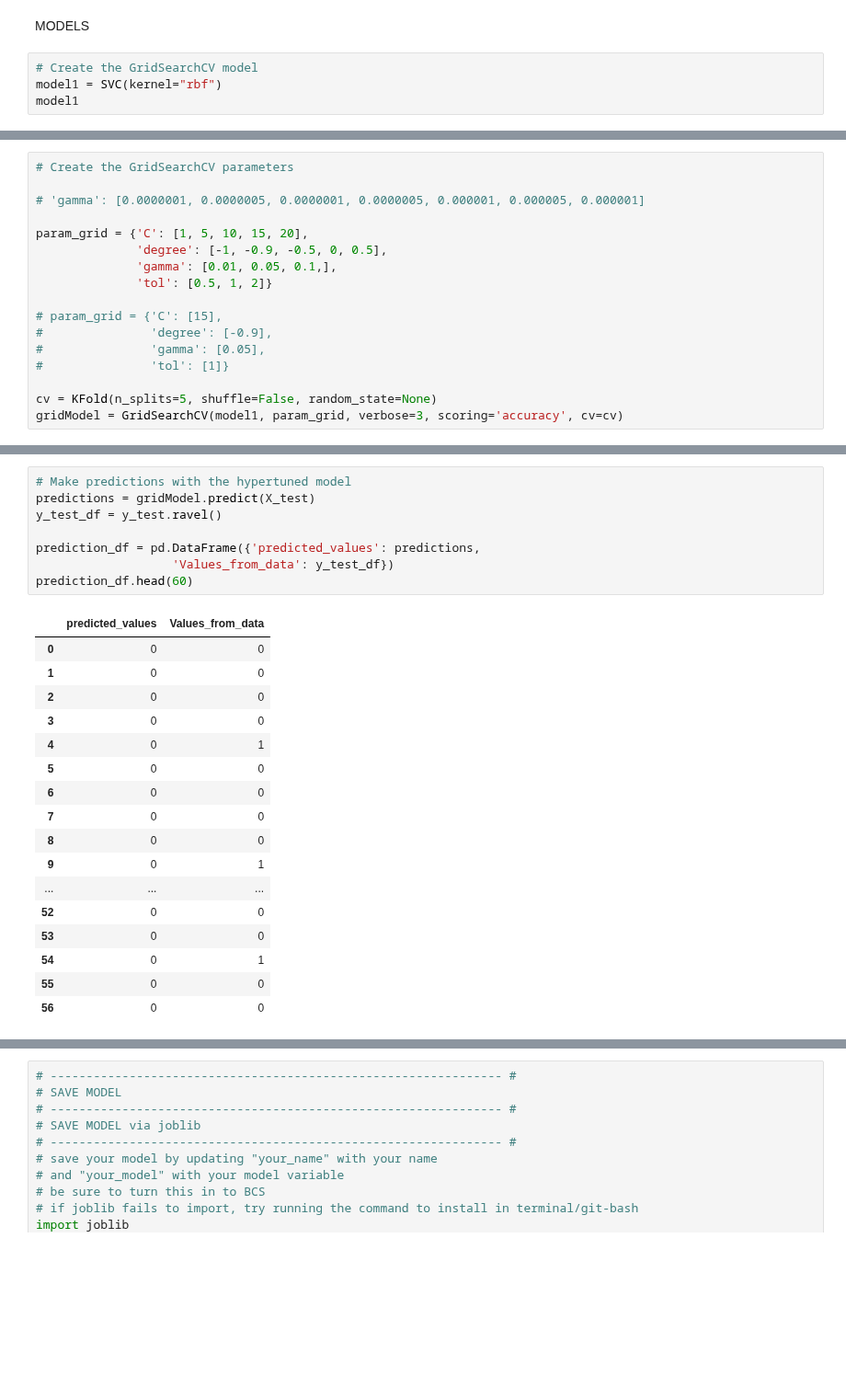
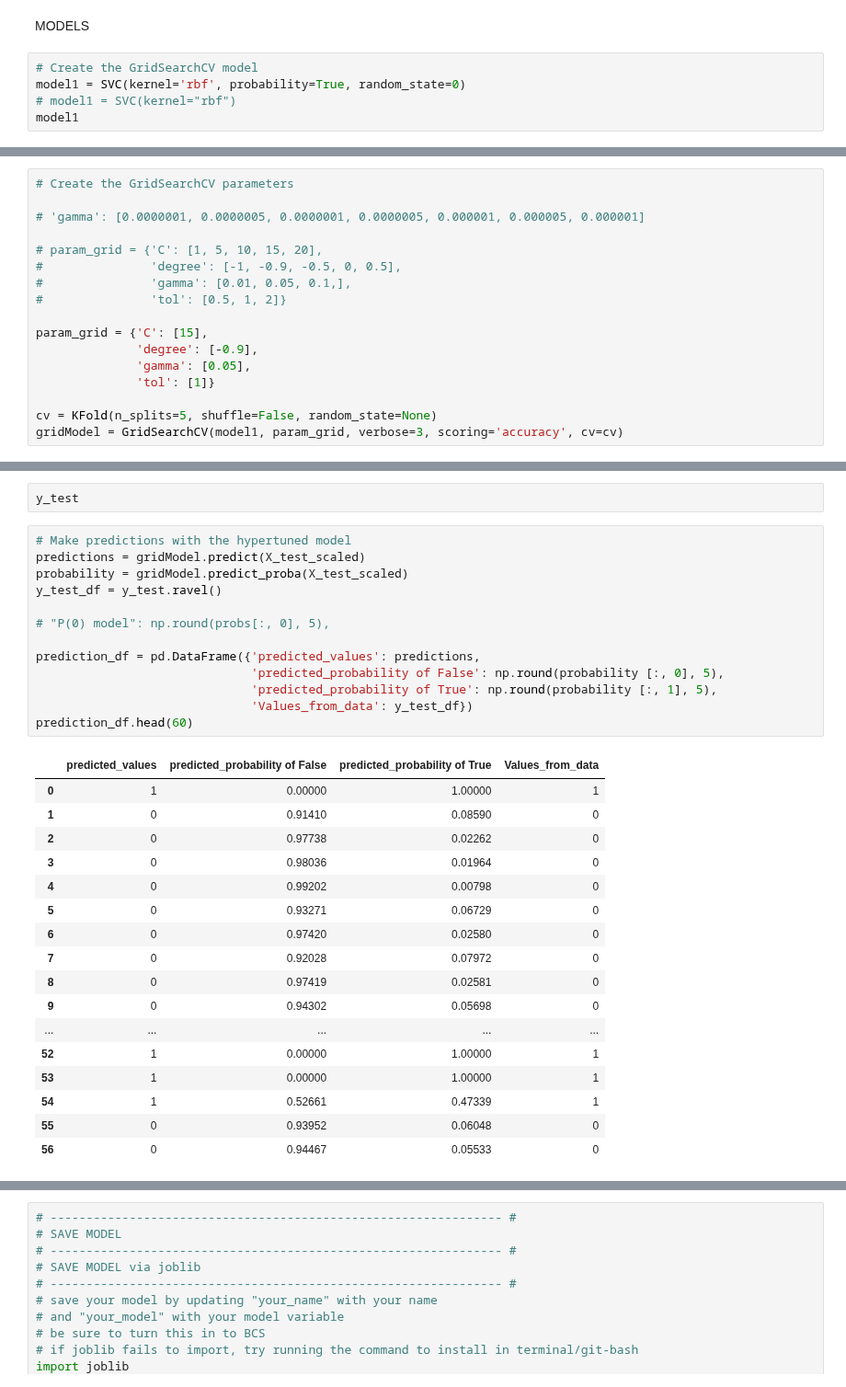
Before and after one commit to vc-adams/Idaho_Wildfires_Dashboard, a Jupyter notebook: Model4IdahoFires_v2.ipynb, the cells around one changed output, grey strips where cells are left out. Shown at 92% size. Drawn from its saved outputs; the diff is of its cells as text; blank space fills up the shorter version.

```diff
--- a/Model4IdahoFires_v2.ipynb
+++ b/Model4IdahoFires_v2.ipynb
@@ -269,7 +270,8 @@ print(y_test_categorical.shape)
 MODELS
 # %%
 # Create the GridSearchCV model
-model1 = SVC(kernel="rbf")
+model1 = SVC(kernel='rbf', probability=True, random_state=0)
+# model1 = SVC(kernel="rbf")
 model1
 # %% [output]
 SVC(C=1.0, break_ties=False, cache_size=200, class_weight=None, coef0=0.0,
@@ -281,15 +283,15 @@ SVC(C=1.0, break_ties=False, cache_size=200, class_weight=None, coef0=0.0,
 
 # 'gamma': [0.0000001, 0.0000005, 0.0000001, 0.0000005, 0.000001, 0.000005, 0.000001]
 
-param_grid = {'C': [1, 5, 10, 15, 20],
-              'degree': [-1, -0.9, -0.5, 0, 0.5],
-              'gamma': [0.01, 0.05, 0.1,],
-              'tol': [0.5, 1, 2]}
+# param_grid = {'C': [1, 5, 10, 15, 20],
+#               'degree': [-1, -0.9, -0.5, 0, 0.5],
+#               'gamma': [0.01, 0.05, 0.1,],
+#               'tol': [0.5, 1, 2]}
 
-# param_grid = {'C': [15],
-#               'degree': [-0.9],
-#               'gamma': [0.05],
-#               'tol': [1]}
+param_grid = {'C': [15],
+              'degree': [-0.9],
+              'gamma': [0.05],
+              'tol': [1]}
 
 cv = KFold(n_splits=5, shuffle=False, random_state=None)
 gridModel = GridSearchCV(model1, param_grid, verbose=3, scoring='accuracy', cv=cv)
@@ -519,26 +344,33 @@ Testing Data Score: 0.8596491228070176
+# %%
+y_test
 # %%
 # Make predictions with the hypertuned model
-predictions = gridModel.predict(X_test)
+predictions = gridModel.predict(X_test_scaled)
+probability = gridModel.predict_proba(X_test_scaled)
 y_test_df = y_test.ravel()
 
+# "P(0) model": np.round(probs[:, 0], 5),
+
 prediction_df = pd.DataFrame({'predicted_values': predictions,
-                   'Values_from_data': y_test_df})
+                              'predicted_probability of False': np.round(probability [:, 0], 5),
+                              'predicted_probability of True': np.round(probability [:, 1], 5),
+                              'Values_from_data': y_test_df})
 prediction_df.head(60)
 # %% [output]
-|  | predicted_values | Values_from_data |
-| 0 | 0 | 0 |
-| 1 | 0 | 0 |
-| 2 | 0 | 0 |
-| 3 | 0 | 0 |
-| 4 | 0 | 1 |
-| 5 | 0 | 0 |
-| 6 | 0 | 0 |
-| 7 | 0 | 0 |
-| 8 | 0 | 0 |
-| 9 | 0 | 1 |
-| ... | ... | ... |
-| 52 | 0 | 0 |
-| 53 | 0 | 0 |
-| 54 | 0 | 1 |
-| 55 | 0 | 0 |
-| 56 | 0 | 0 |
+|  | predicted_values | predicted_probability of False | predicted_probability of True | Values_from_data |
+| 0 | 1 | 0.00000 | 1.00000 | 1 |
+| 1 | 0 | 0.91410 | 0.08590 | 0 |
+| 2 | 0 | 0.97738 | 0.02262 | 0 |
+| 3 | 0 | 0.98036 | 0.01964 | 0 |
+| 4 | 0 | 0.99202 | 0.00798 | 0 |
+| 5 | 0 | 0.93271 | 0.06729 | 0 |
+| 6 | 0 | 0.97420 | 0.02580 | 0 |
+| 7 | 0 | 0.92028 | 0.07972 | 0 |
+| 8 | 0 | 0.97419 | 0.02581 | 0 |
+| 9 | 0 | 0.94302 | 0.05698 | 0 |
+| ... | ... | ... | ... | ... |
+| 52 | 1 | 0.00000 | 1.00000 | 1 |
+| 53 | 1 | 0.00000 | 1.00000 | 1 |
+| 54 | 1 | 0.52661 | 0.47339 | 1 |
+| 55 | 0 | 0.93952 | 0.06048 | 0 |
+| 56 | 0 | 0.94467 | 0.05533 | 0 |
```
Also changed, not shown: parts of 9 cells of this notebook.
